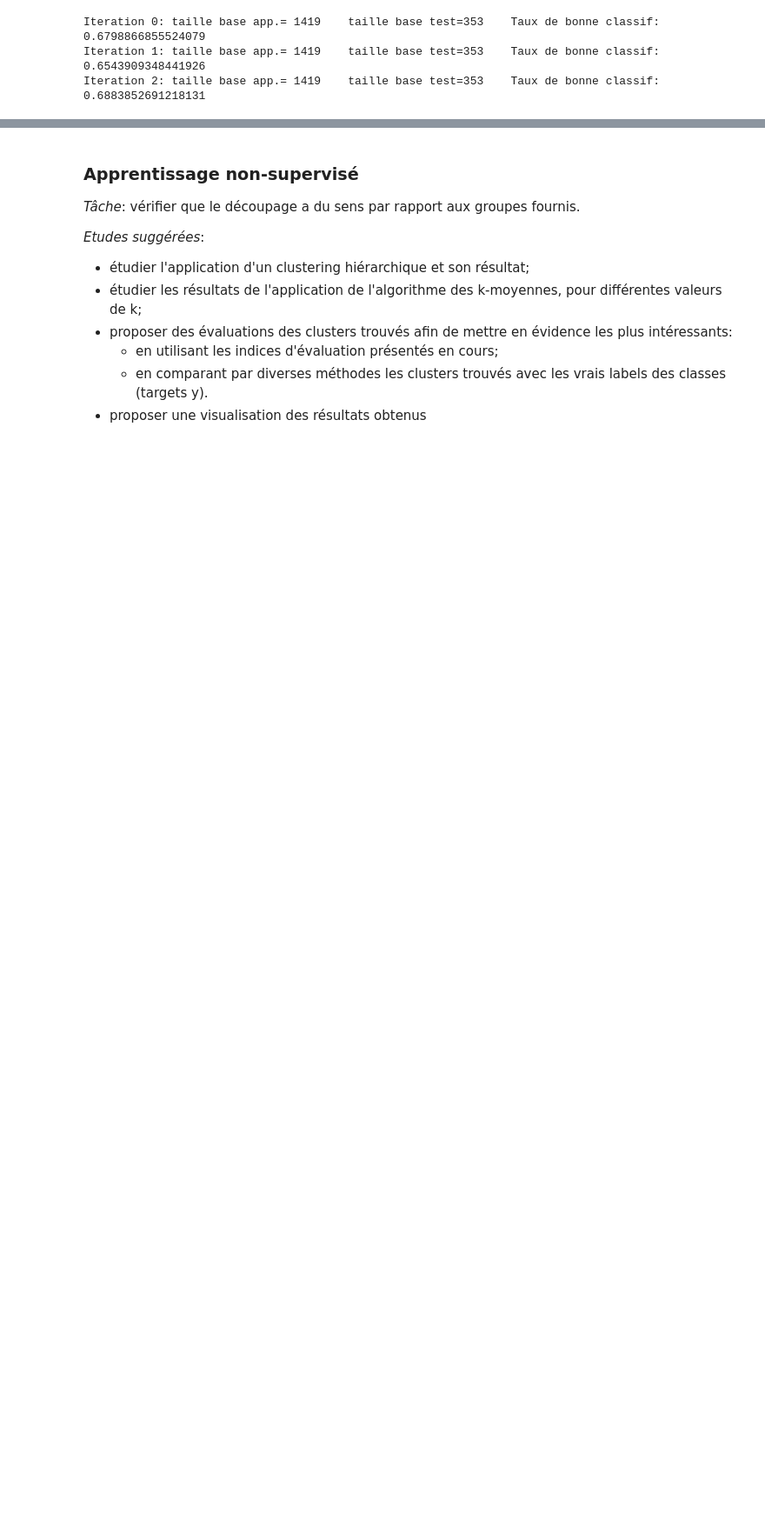
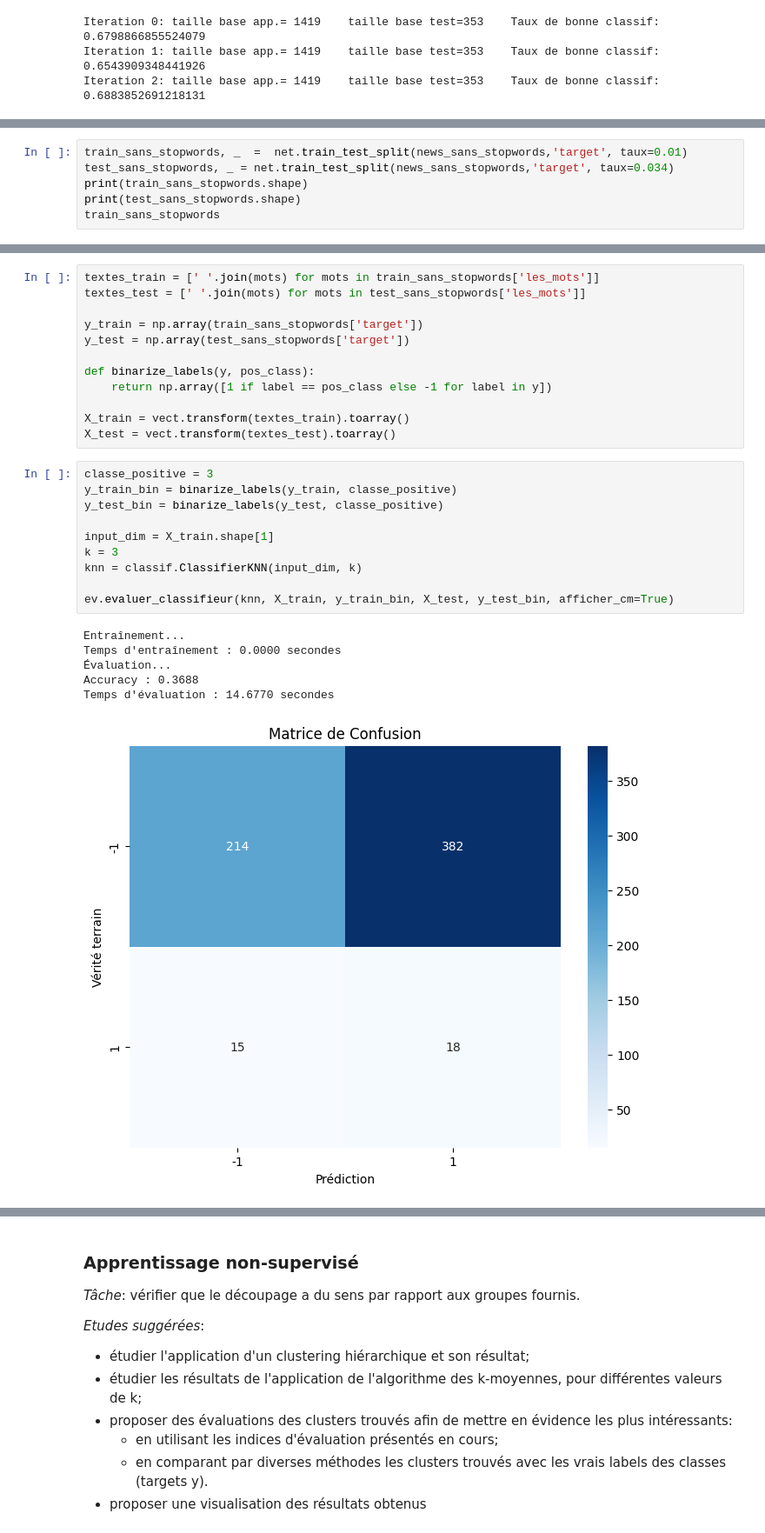
Before and after one commit to yarak4/Sciences-de-donnees, a Jupyter notebook: projet-Khamis_Nistor.ipynb, the cells around one changed output, grey strips where cells are left out. Shown: that part at 87% size. Drawn from its saved outputs; the diff is of its cells as text; blank space fills up the shorter version.

```diff
--- a/projet-Khamis_Nistor.ipynb
+++ b/projet-Khamis_Nistor.ipynb
@@ -652,0 +724,6 @@ Iteration 2: taille base app.= 1419    taille base test=353    Taux de bonne cla
+# %%
+train_sans_stopwords, _  =  net.train_test_split(news_sans_stopwords,'target', taux=0.01)
+test_sans_stopwords, _ = net.train_test_split(news_sans_stopwords,'target', taux=0.034)
+print(train_sans_stopwords.shape)
+print(test_sans_stopwords.shape)
+train_sans_stopwords
@@ -652,0 +759,29 @@ Iteration 2: taille base app.= 1419    taille base test=353    Taux de bonne cla
+# %%
+textes_train = [' '.join(mots) for mots in train_sans_stopwords['les_mots']]
+textes_test = [' '.join(mots) for mots in test_sans_stopwords['les_mots']]
+
+y_train = np.array(train_sans_stopwords['target'])
+y_test = np.array(test_sans_stopwords['target'])
+
+def binarize_labels(y, pos_class):
+    return np.array([1 if label == pos_class else -1 for label in y])
+
+X_train = vect.transform(textes_train).toarray()
+X_test = vect.transform(textes_test).toarray()
+# %%
+classe_positive = 3
+y_train_bin = binarize_labels(y_train, classe_positive)
+y_test_bin = binarize_labels(y_test, classe_positive)
+
+input_dim = X_train.shape[1]
+k = 3
+knn = classif.ClassifierKNN(input_dim, k)
+
+ev.evaluer_classifieur(knn, X_train, y_train_bin, X_test, y_test_bin, afficher_cm=True)
+# %% [output]
+Entraînement...
+Temps d'entraînement : 0.0000 secondes
+Évaluation...
+Accuracy : 0.3688
+Temps d'évaluation : 14.6770 secondes
+[figure, added]
```
Also changed, not shown: parts of 48 cells of this notebook, 2 other files.
